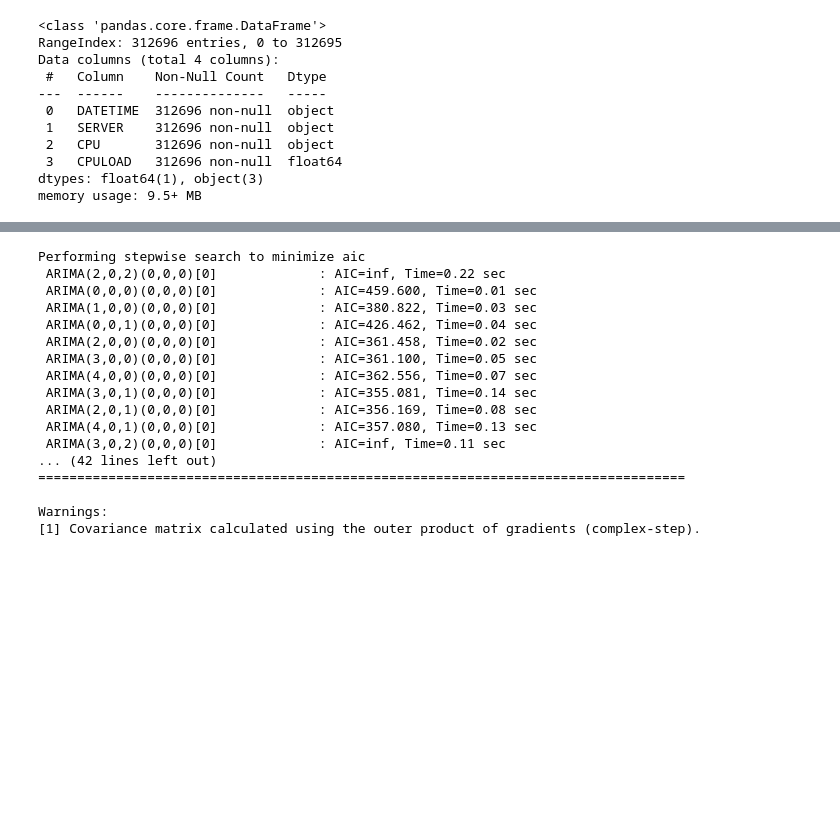
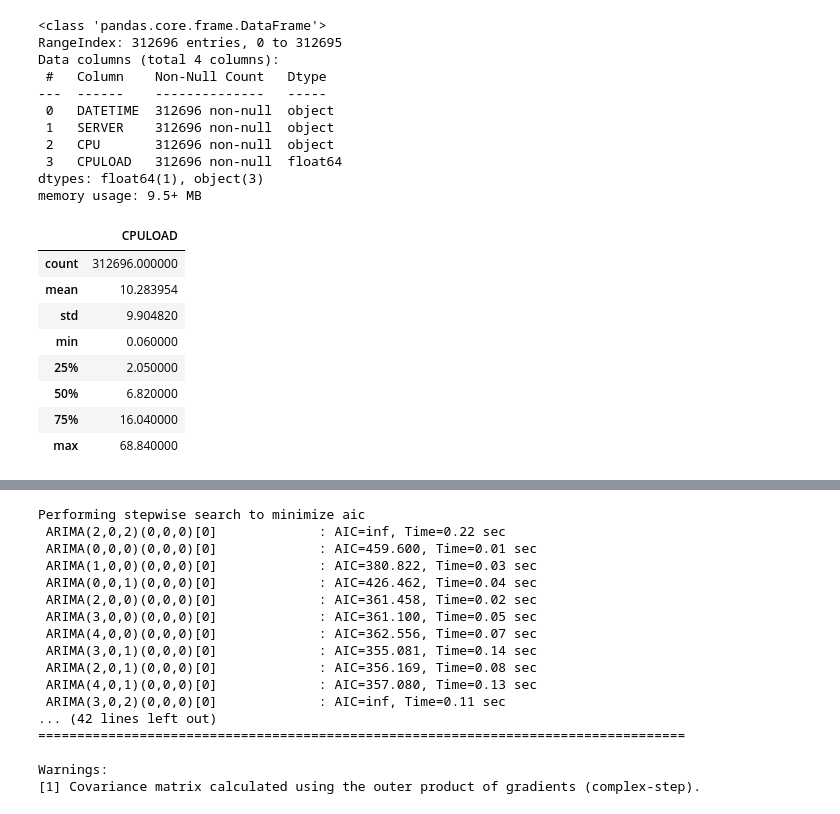
Before and after one commit to necmettinalver/CPULoad-Tahmini-InnovaFuture, a Jupyter notebook: cas1.ipynb, the cells around one changed output, grey strips where cells are left out. Cells and saved outputs as stored; diff of their text form; code cells hidden in the pictures; blank space fills up the shorter version.

```diff
--- a/cas1.ipynb
+++ b/cas1.ipynb
@@ -45,3 +45,15 @@ Data columns (total 4 columns):
  3   CPULOAD   312696 non-null  float64
 dtypes: float64(1), object(3)
 memory usage: 9.5+ MB
+# %%
+train.describe()
+# %% [output]
+|  | CPULOAD |
+| count | 312696.000000 |
+| mean | 10.283954 |
+| std | 9.904820 |
+| min | 0.060000 |
+| 25% | 2.050000 |
+| 50% | 6.820000 |
+| 75% | 16.040000 |
+| max | 68.840000 |
```
Also changed, not shown: parts of 3 cells of this notebook.
